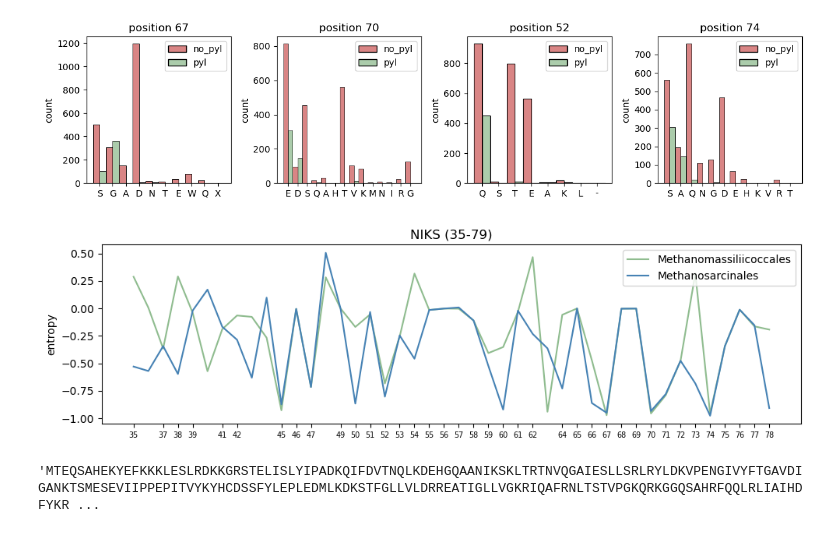
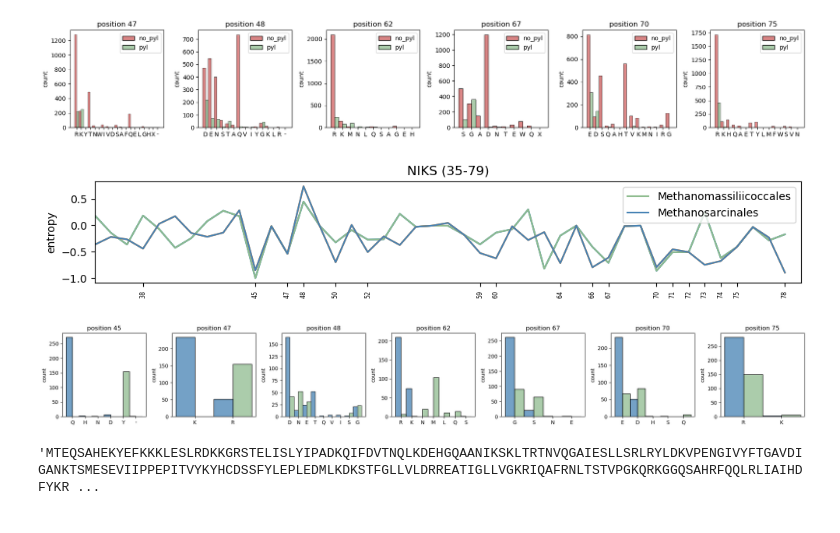
Before and after one commit to pipparichter/pyrrolysine, a Jupyter notebook: notebooks/niks.ipynb, the cells around one changed output. Cells and saved outputs as stored; diff of their text form; code cells hidden in the pictures.

```diff
--- a/notebooks/niks.ipynb
+++ b/notebooks/niks.ipynb
@@ -60,0 +31,16 @@ Num. conserved positions: 408
+# %%
+arf1_df = pd.read_csv('../data/arf1_cleaned.csv', index_col=0)
+index, alignment = load_msa(path='../data/arf1_cleaned.afa', ids=arf1_df.index)
+print('Num. aligned sequences:', len(alignment))
+
+conserved_positions = np.where([is_conserved(col) for col in alignment.T])[0]
+print('Num. conserved positions:', len(conserved_positions))
+
+alignment = alignment[:, conserved_positions] # Ignore the extra junk in the alignment.
+
+seq = ''.join(alignment[0]) # The first entry in the alignment has the canonical NIKS domain and YXCXXXF.
+niks_match = re.search(niks_domain, seq)
+start, stop = niks_match.start(), niks_match.end()
+
+alignment_df = pd.DataFrame(alignment, index=index)
+alignment_df['group'] = np.where(arf1_df.has_pyl, 'pyl', 'no_pyl')
@@ -156,12 +84,0 @@ def figure_2(alignment:np.ndarray, start:int=None, stop:int=None, delta:int=20,
-# %%
-palette = {'pyl':'darkseagreen', 'no_pyl':'indianred'}
-
-delta = 20
-fig, ax = plt.subplots(figsize=(10, 3))
-for group, df in alignment_df.groupby('group'):
-    figure_2(df.values, start=start, stop=stop, color=palette[group], ax=ax, label=group, scale=entropies)
-ax.set_title(f'NIKS ({start - delta}-{stop + delta})')
-ax.legend()
-
-fig.tight_layout()
-plt.show()
@@ -170,31 +151,30 @@ plt.show()
 # %%
-def figure_3(alignment_df:pd.DataFrame, position:int=None, palette={'pyl':'darkseagreen', 'no_pyl':'indianred'}, ax=None):
-    # fig, (ax_top, ax_bottom) = get_split_figure((0, 0.0025), (0.97, 0.98))
-
+def figure_2(alignment_df:pd.DataFrame, position:int=None, palette={'pyl':'darkseagreen', 'no_pyl':'indianred'}, ax=None, legend:bool=True):
     figure_df = alignment_df[['group', position]].copy()
-    sns.histplot(figure_df, x=position, hue='group', multiple='dodge', ax=ax, palette=palette)
+    sns.histplot(figure_df, x=position, hue='group', multiple='dodge', ax=ax, palette=palette, legend=legend)
     ax.set_ylabel('count')
     # ax.set_yscale('log')
-    ax.get_legend().set_title('')
+    if legend:
+        ax.get_legend().set_title('')
     ax.set_xlabel('')
     ax.set_title(f'position {position}')
 # %%
-positions = [67, 70, 52, 74]
+positions = [47, 48, 62, 67, 70, 75]
 fig, axes = plt.subplots(ncols=len(positions), figsize=(3 * len(positions), 3))
 for ax, position in zip(axes.ravel(), positions):
-    figure_3(alignment_df, position=position, ax=ax)
+    figure_2(alignment_df, position=position, ax=ax)
 fig.tight_layout()
 plt.show()
 
 # Q is glutamine, polar and uncharged.
 # S is serine, polar and uncharged.
 # A is alanine, small and hydrophobic.
 # T is threonine, polar and uncharged.
 # E is glutamic acid, which is negatively-charged.
 
 # Glutamine can generate stronger hydrogen bonds than serine.
 # %% [output]
-[figure, old version]
+[figure, new version]
 # %%
 palette = {'Methanosarcinales':'steelblue', 'Methanomassiliicoccales':'darkseagreen'}
 
@@ -205,16 +185,26 @@ figure_df['group'] = np.where(~figure_df['group'].isin(palette.keys()), 'other',
 figure_df = figure_df[figure_df.group != 'other'].copy()
 
 delta = 20
-fig, ax = plt.subplots(figsize=(10, 3))
+fig, ax = plt.subplots(figsize=(10, 2))
 for group, df in figure_df.groupby('group'):
-    figure_2(df.values, start=start, stop=stop, color=palette.get(group, 'gray'), ax=ax, label=group, scale=entropies)
+    figure_1(df.values, start=start, stop=stop, color=palette.get(group, 'gray'), ax=ax, delta=delta, label=group, threshold=0.4, scale=entropies)
 ax.set_title(f'NIKS ({start - delta}-{stop + delta})')
 # ax.axhline(1, color='gray', ls='--', lw=0.7)
 # ax.set_ylim(ymax=1, ymin=0)
 fig.tight_layout()
 plt.show()
 # %% [output]
-[figure, old version]
+[figure, new version]
+# %%
+palette = {'Methanosarcinales':'steelblue', 'Methanomassiliicoccales':'darkseagreen'}
+positions = [45, 47, 48, 62, 67, 70, 75]
+fig, axes = plt.subplots(ncols=len(positions), figsize=(3 * len(positions), 3))
+for ax, position in zip(axes.ravel(), positions):
+    figure_2(figure_df, position=position, ax=ax, palette=palette, legend=False)
+fig.tight_layout()
+plt.show()
+# %% [output]
+[figure, added]
 # %%
 pyl_idxs = np.where(arf1_df.has_pyl)[0]
 no_pyl_idxs = np.where(~arf1_df.has_pyl)[0]
```
Also changed, not shown: parts of 12 cells of this notebook, 8 other files.
